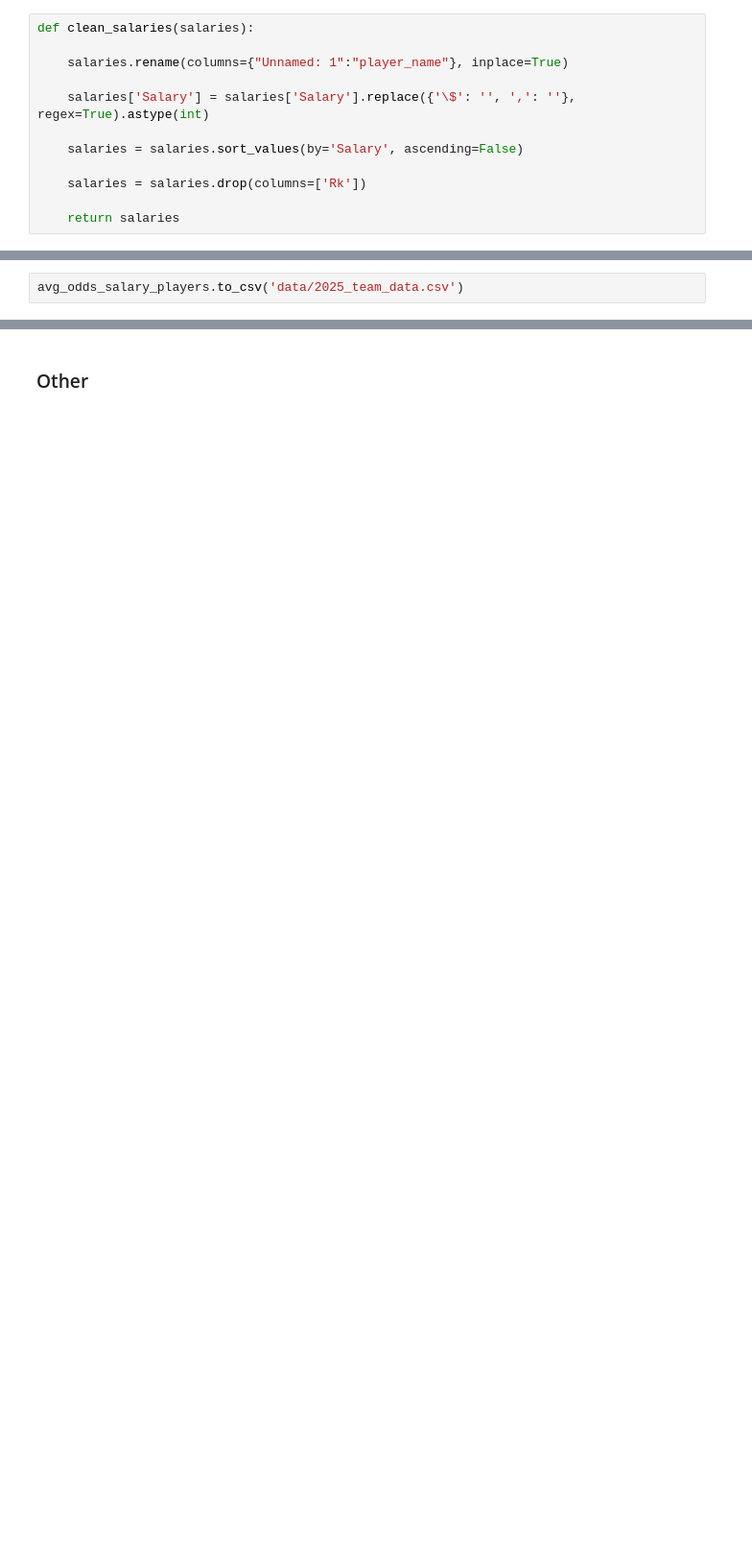
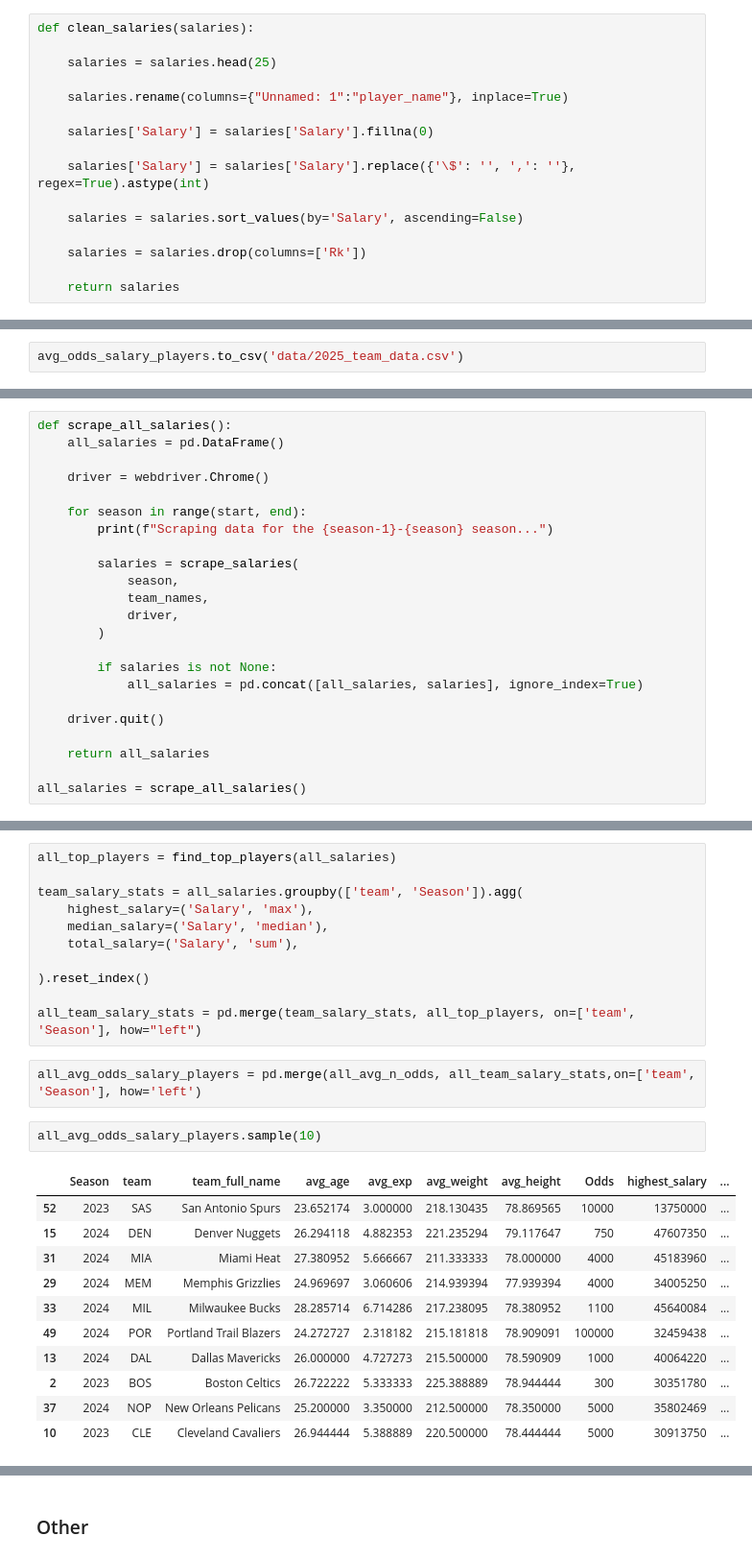
Before and after one commit to TomHavy/Nba-Standings-Prediction, a Jupyter notebook: scrap-nba-data.ipynb, the cells around one changed output, grey strips where cells are left out. Shown at 96% size. Drawn from its saved outputs; the diff is of its cells as text; blank space fills up the shorter version.

Commit message:
chore: added script to loop over multiple seasons

```diff
--- a/scrap-nba-data.ipynb
+++ b/scrap-nba-data.ipynb
@@ -246,7 +212,11 @@ avg_n_odds.sample(5)
 # %%
 def clean_salaries(salaries):
 
+    salaries = salaries.head(25)
+
     salaries.rename(columns={"Unnamed: 1":"player_name"}, inplace=True)
+
+    salaries['Salary'] = salaries['Salary'].fillna(0)
 
     salaries['Salary'] = salaries['Salary'].replace({'\$': '', ',': ''}, regex=True).astype(int)
 
@@ -384,0 +404,23 @@ avg_odds_salary_players.to_csv('data/2025_team_data.csv')
+# %%
+def scrape_all_salaries():
+    all_salaries = pd.DataFrame()
+
+    driver = webdriver.Chrome()
+
+    for season in range(start, end):
+        print(f"Scraping data for the {season-1}-{season} season...")
+
+        salaries = scrape_salaries(
+            season,
+            team_names,
+            driver,
+        )
+
+        if salaries is not None:
+            all_salaries = pd.concat([all_salaries, salaries], ignore_index=True)
+
+    driver.quit()
+
+    return all_salaries
+
+all_salaries = scrape_all_salaries()
@@ -384,0 +429,27 @@ avg_odds_salary_players.to_csv('data/2025_team_data.csv')
+# %%
+all_top_players = find_top_players(all_salaries)
+
+team_salary_stats = all_salaries.groupby(['team', 'Season']).agg(
+    highest_salary=('Salary', 'max'),
+    median_salary=('Salary', 'median'),
+    total_salary=('Salary', 'sum'),
+
+).reset_index()
+
+all_team_salary_stats = pd.merge(team_salary_stats, all_top_players, on=['team', 'Season'], how="left")
+# %%
+all_avg_odds_salary_players = pd.merge(all_avg_n_odds, all_team_salary_stats,on=['team', 'Season'], how='left')
+# %%
+all_avg_odds_salary_players.sample(10)
+# %% [output]
+|  | Season | team | team_full_name | avg_age | avg_exp | avg_weight | avg_height | Odds | highest_salary | ... |
+| 52 | 2023 | SAS | San Antonio Spurs | 23.652174 | 3.000000 | 218.130435 | 78.869565 | 10000 | 13750000 | ... |
+| 15 | 2024 | DEN | Denver Nuggets | 26.294118 | 4.882353 | 221.235294 | 79.117647 | 750 | 47607350 | ... |
+| 31 | 2024 | MIA | Miami Heat | 27.380952 | 5.666667 | 211.333333 | 78.000000 | 4000 | 45183960 | ... |
+| 29 | 2024 | MEM | Memphis Grizzlies | 24.969697 | 3.060606 | 214.939394 | 77.939394 | 4000 | 34005250 | ... |
+| 33 | 2024 | MIL | Milwaukee Bucks | 28.285714 | 6.714286 | 217.238095 | 78.380952 | 1100 | 45640084 | ... |
+| 49 | 2024 | POR | Portland Trail Blazers | 24.272727 | 2.318182 | 215.181818 | 78.909091 | 100000 | 32459438 | ... |
+| 13 | 2024 | DAL | Dallas Mavericks | 26.000000 | 4.727273 | 215.500000 | 78.590909 | 1000 | 40064220 | ... |
+| 2 | 2023 | BOS | Boston Celtics | 26.722222 | 5.333333 | 225.388889 | 78.944444 | 300 | 30351780 | ... |
+| 37 | 2024 | NOP | New Orleans Pelicans | 25.200000 | 3.350000 | 212.500000 | 78.350000 | 5000 | 35802469 | ... |
+| 10 | 2023 | CLE | Cleveland Cavaliers | 26.944444 | 5.388889 | 220.500000 | 78.444444 | 5000 | 30913750 | ... |
```
Also changed, not shown: parts of 33 cells of this notebook.
